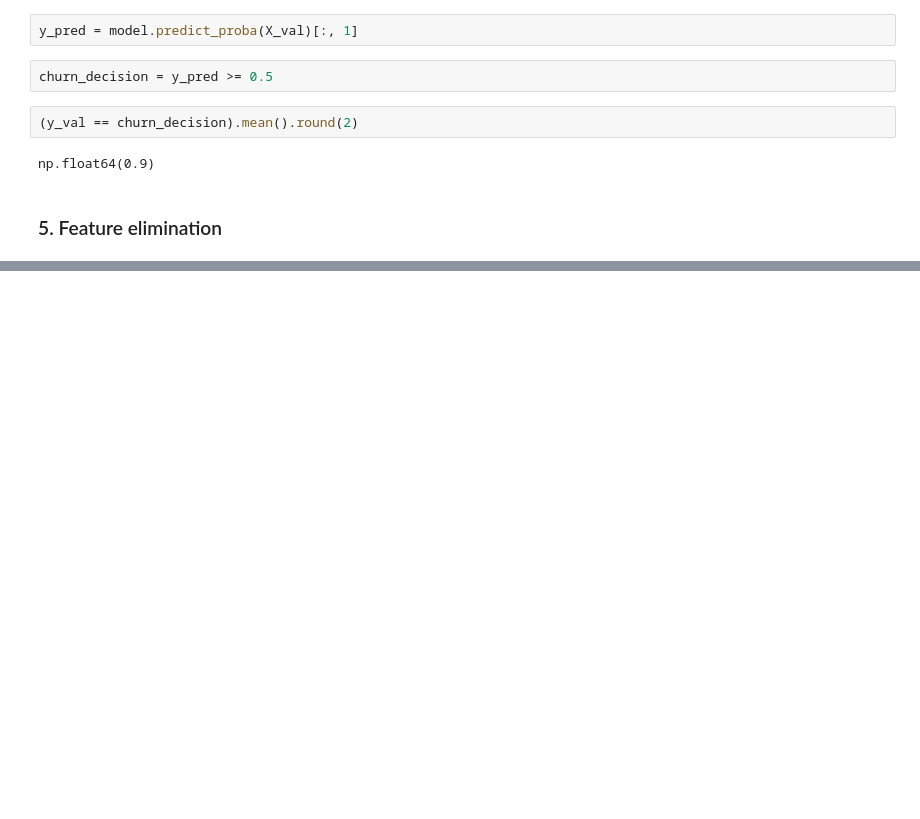
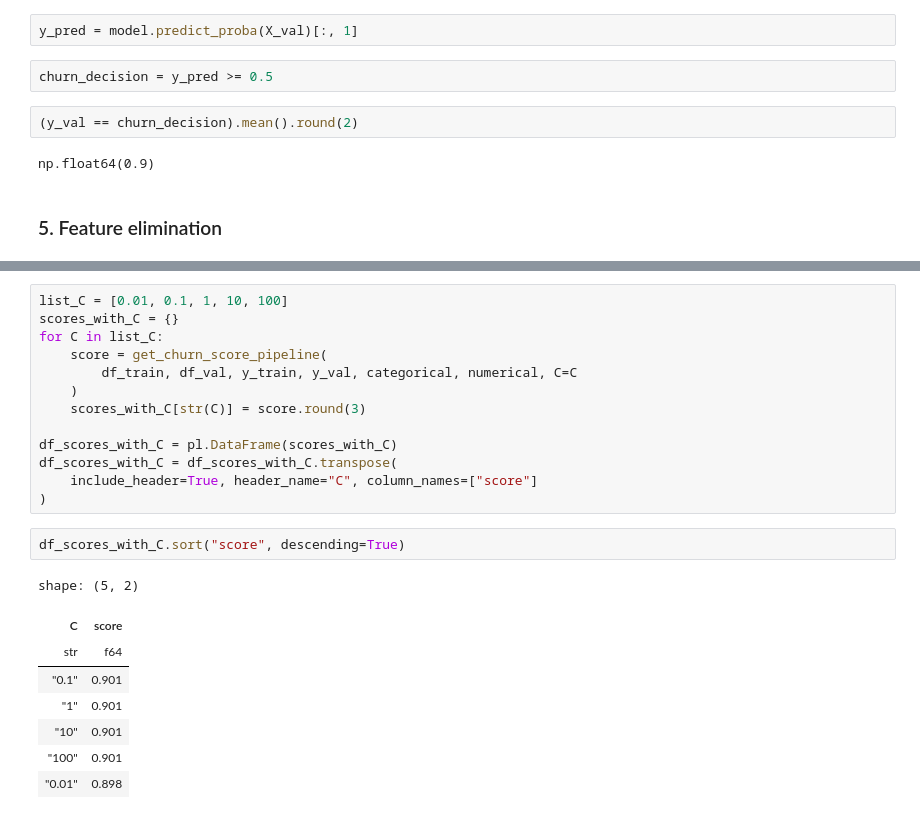
Before and after one commit to NikkiSatmaka/ml-zoomcamp, a Jupyter notebook: notebooks/homework_03.ipynb, the cells around one changed output, grey strips where cells are left out. Cells and saved outputs as stored; diff of their text form; blank space fills up the shorter version.

```diff
--- a/notebooks/homework_03.ipynb
+++ b/notebooks/homework_03.ipynb
@@ -254,0 +298,24 @@ np.float64(0.9)
+# %%
+list_C = [0.01, 0.1, 1, 10, 100]
+scores_with_C = {}
+for C in list_C:
+    score = get_churn_score_pipeline(
+        df_train, df_val, y_train, y_val, categorical, numerical, C=C
+    )
+    scores_with_C[str(C)] = score.round(3)
+
+df_scores_with_C = pl.DataFrame(scores_with_C)
+df_scores_with_C = df_scores_with_C.transpose(
+    include_header=True, header_name="C", column_names=["score"]
+)
+# %%
+df_scores_with_C.sort("score", descending=True)
+# %% [output]
+shape: (5, 2)
+| C | score |
+| str | f64 |
+| "0.1" | 0.901 |
+| "1" | 0.901 |
+| "10" | 0.901 |
+| "100" | 0.901 |
+| "0.01" | 0.898 |
```
Also changed, not shown: parts of 11 cells of this notebook.
